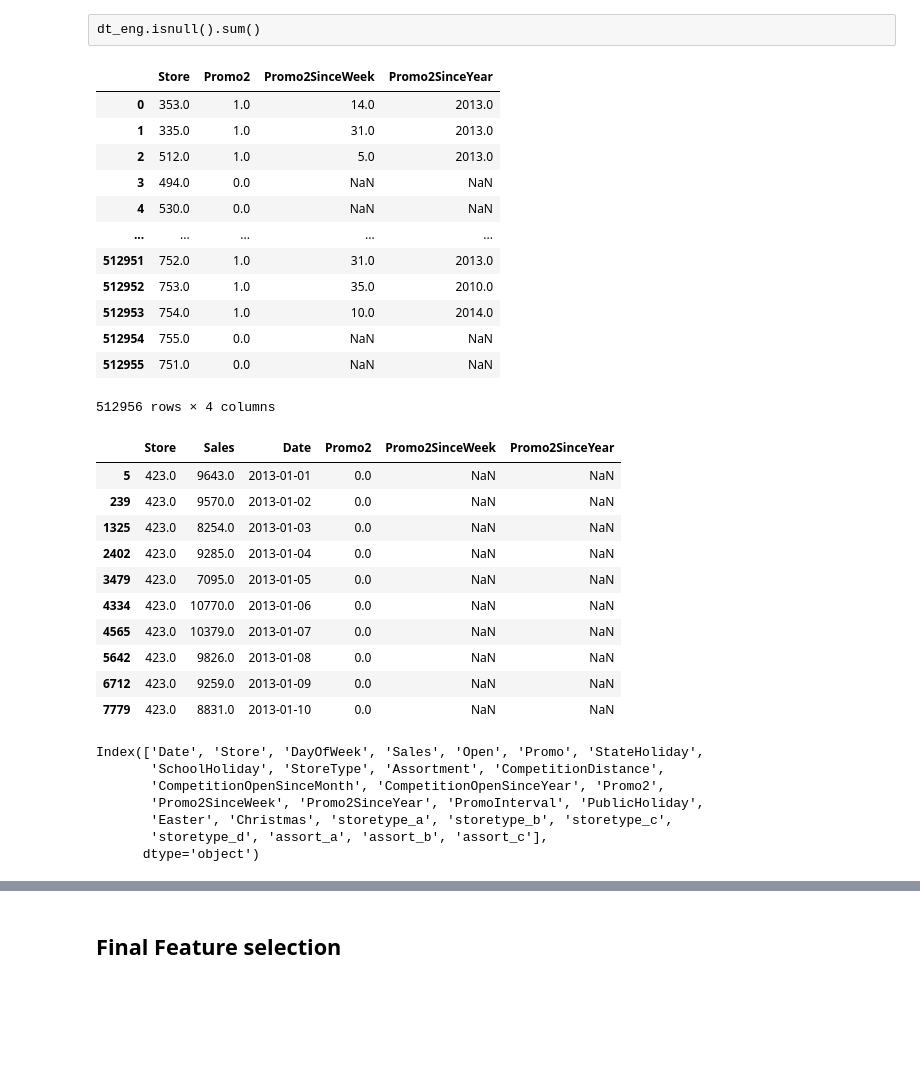
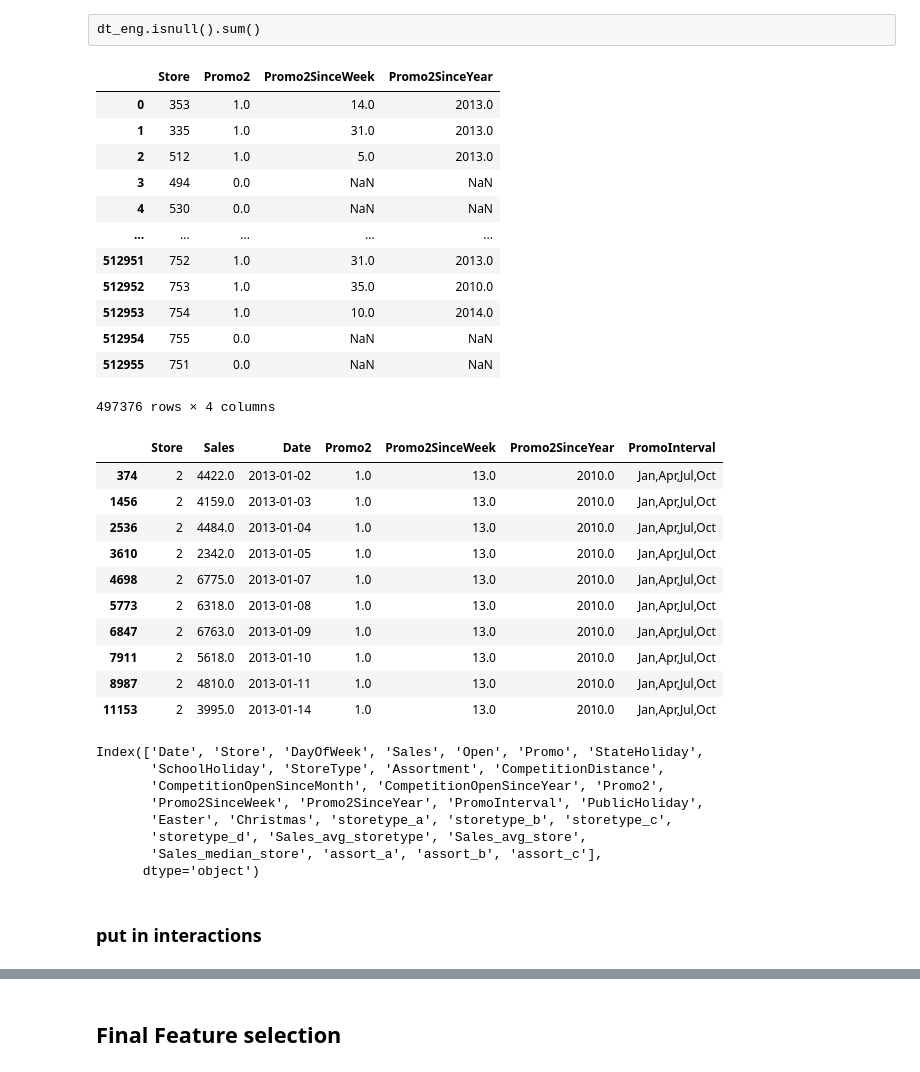
Before and after one commit to Kkshanana90/Sales-Prediction, a Jupyter notebook: TeamAnselSebastian.ipynb, the cells around one changed output, grey strips where cells are left out. Drawn from its saved outputs; the diff is of its cells as text; code cells hidden in the pictures; blank space fills up the shorter version.

```diff
--- a/TeamAnselSebastian.ipynb
+++ b/TeamAnselSebastian.ipynb
@@ -20,0 +26,14 @@ def rmspe(preds, actuals):
+# %%
+#Make a variable that counts until the next open day (normal Sunday should not count)
+dt.Open.value_counts()
+#dt_eng['Sales_MA7'] =
+#dt["Closed"] = (dt.Open-1) * -1
+#dt["New"] = dt.groupby('Store')['Closed'].cumsum()
+
+
+dt["firstStore"] = dt.groupby('Store')['Open'].first()
+dt.firstStore.replace({0: 1}, inplace=True)
+dt.firstStore.fillna(0, inplace=True)
+shop2 = (dt.loc[:, "Store"]==2) #| (dt.loc[:, "Store"]==3)
+px.scatter(dt[shop2], x="Date", y="firstStore",  color='Store')
+dt.loc[shop2, ["Date", "firstStore"]]
@@ -177,3 +194,8 @@ d    154104
 c     65902
 b      8945
 Name: StoreType, dtype: int64
+# %%
+#get rid of missing store
+dt_full = dt_full.dropna( how='any', subset=["Store"])
+
+dt_full.loc[:, "Store"] = dt_full.loc[:, "Store"].astype(int)
@@ -200,6 +233,11 @@ dt_eng.PublicHoliday.isnull().sum()
 #try either target encoding or one-hot encoding
 dummies = pd.get_dummies(dt_full.loc[:, "StoreType"], prefix="storetype", prefix_sep='_')
 dt_eng = pd.concat([dt_eng, dummies], axis=1)
+# %%
+dt_eng = dt_eng.join(dt_eng.groupby("StoreType")["Sales"].mean(), how="left", on="StoreType", rsuffix="_avg_storetype")
+# %%
+dt_eng = dt_eng.join(dt_eng.groupby("Store")["Sales"].mean(), how="left", on="Store", rsuffix="_avg_store")
+dt_eng = dt_eng.join(dt_eng.groupby("Store")["Sales"].median(), how="left", on="Store", rsuffix="_median_store")
 # %%
 #Assortment
 #could be ordinal encoding
@@ -256,32 +295,32 @@ dt_eng.isnull().sum()
 dt_eng.loc[:, ["Store", "Promo2", "Promo2SinceWeek", "Promo2SinceYear"]]
 # %% [output]
 |  | Store | Promo2 | Promo2SinceWeek | Promo2SinceYear |
-| 0 | 353.0 | 1.0 | 14.0 | 2013.0 |
-| 1 | 335.0 | 1.0 | 31.0 | 2013.0 |
-| 2 | 512.0 | 1.0 | 5.0 | 2013.0 |
-| 3 | 494.0 | 0.0 | NaN | NaN |
-| 4 | 530.0 | 0.0 | NaN | NaN |
+| 0 | 353 | 1.0 | 14.0 | 2013.0 |
+| 1 | 335 | 1.0 | 31.0 | 2013.0 |
+| 2 | 512 | 1.0 | 5.0 | 2013.0 |
+| 3 | 494 | 0.0 | NaN | NaN |
+| 4 | 530 | 0.0 | NaN | NaN |
 | ... | ... | ... | ... | ... |
-| 512951 | 752.0 | 1.0 | 31.0 | 2013.0 |
-| 512952 | 753.0 | 1.0 | 35.0 | 2010.0 |
-| 512953 | 754.0 | 1.0 | 10.0 | 2014.0 |
-| 512954 | 755.0 | 0.0 | NaN | NaN |
-| 512955 | 751.0 | 0.0 | NaN | NaN |
+| 512951 | 752 | 1.0 | 31.0 | 2013.0 |
+| 512952 | 753 | 1.0 | 35.0 | 2010.0 |
+| 512953 | 754 | 1.0 | 10.0 | 2014.0 |
+| 512954 | 755 | 0.0 | NaN | NaN |
+| 512955 | 751 | 0.0 | NaN | NaN |
-512956 rows × 4 columns
+497376 rows × 4 columns
 # %%
-dt_eng.loc[dt_eng["Store"]==423, ["Store", "Sales", "Date", "Promo2", "Promo2SinceWeek", "Promo2SinceYear"]].head(10)
+dt_eng.loc[dt_eng["Store"]==2, ["Store", "Sales", "Date", "Promo2", "Promo2SinceWeek", "Promo2SinceYear", "PromoInterval"]].head(10)
 # %% [output]
-|  | Store | Sales | Date | Promo2 | Promo2SinceWeek | Promo2SinceYear |
-| 5 | 423.0 | 9643.0 | 2013-01-01 | 0.0 | NaN | NaN |
-| 239 | 423.0 | 9570.0 | 2013-01-02 | 0.0 | NaN | NaN |
-| 1325 | 423.0 | 8254.0 | 2013-01-03 | 0.0 | NaN | NaN |
-| 2402 | 423.0 | 9285.0 | 2013-01-04 | 0.0 | NaN | NaN |
-| 3479 | 423.0 | 7095.0 | 2013-01-05 | 0.0 | NaN | NaN |
-| 4334 | 423.0 | 10770.0 | 2013-01-06 | 0.0 | NaN | NaN |
-| 4565 | 423.0 | 10379.0 | 2013-01-07 | 0.0 | NaN | NaN |
-| 5642 | 423.0 | 9826.0 | 2013-01-08 | 0.0 | NaN | NaN |
-| 6712 | 423.0 | 9259.0 | 2013-01-09 | 0.0 | NaN | NaN |
-| 7779 | 423.0 | 8831.0 | 2013-01-10 | 0.0 | NaN | NaN |
+|  | Store | Sales | Date | Promo2 | Promo2SinceWeek | Promo2SinceYear | PromoInterval |
+| 374 | 2 | 4422.0 | 2013-01-02 | 1.0 | 13.0 | 2010.0 | Jan,Apr,Jul,Oct |
+| 1456 | 2 | 4159.0 | 2013-01-03 | 1.0 | 13.0 | 2010.0 | Jan,Apr,Jul,Oct |
+| 2536 | 2 | 4484.0 | 2013-01-04 | 1.0 | 13.0 | 2010.0 | Jan,Apr,Jul,Oct |
+| 3610 | 2 | 2342.0 | 2013-01-05 | 1.0 | 13.0 | 2010.0 | Jan,Apr,Jul,Oct |
+| 4698 | 2 | 6775.0 | 2013-01-07 | 1.0 | 13.0 | 2010.0 | Jan,Apr,Jul,Oct |
+| 5773 | 2 | 6318.0 | 2013-01-08 | 1.0 | 13.0 | 2010.0 | Jan,Apr,Jul,Oct |
+| 6847 | 2 | 6763.0 | 2013-01-09 | 1.0 | 13.0 | 2010.0 | Jan,Apr,Jul,Oct |
+| 7911 | 2 | 5618.0 | 2013-01-10 | 1.0 | 13.0 | 2010.0 | Jan,Apr,Jul,Oct |
+| 8987 | 2 | 4810.0 | 2013-01-11 | 1.0 | 13.0 | 2010.0 | Jan,Apr,Jul,Oct |
+| 11153 | 2 | 3995.0 | 2013-01-14 | 1.0 | 13.0 | 2010.0 | Jan,Apr,Jul,Oct |
 # %%
 #CompetitionOpenSince[Month/Year]
 #should be interacted with competitionDistance
@@ -293,5 +332,8 @@ Index(['Date', 'Store', 'DayOfWeek', 'Sales', 'Open', 'Promo', 'StateHoliday',
        'CompetitionOpenSinceMonth', 'CompetitionOpenSinceYear', 'Promo2',
        'Promo2SinceWeek', 'Promo2SinceYear', 'PromoInterval', 'PublicHoliday',
        'Easter', 'Christmas', 'storetype_a', 'storetype_b', 'storetype_c',
-       'storetype_d', 'assort_a', 'assort_b', 'assort_c'],
+       'storetype_d', 'Sales_avg_storetype', 'Sales_avg_store',
+       'Sales_median_store', 'assort_a', 'assort_b', 'assort_c'],
       dtype='object')
+# %% [markdown]
+### put in interactions
```
Also changed, not shown: parts of 36 cells of this notebook.
